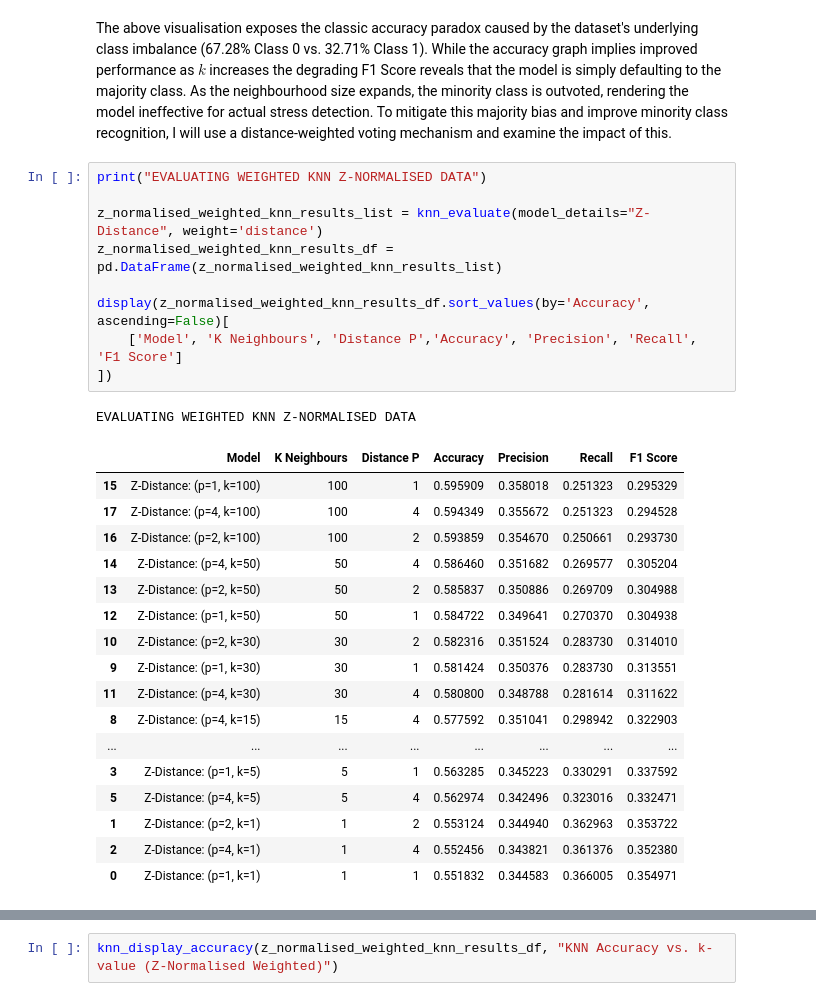
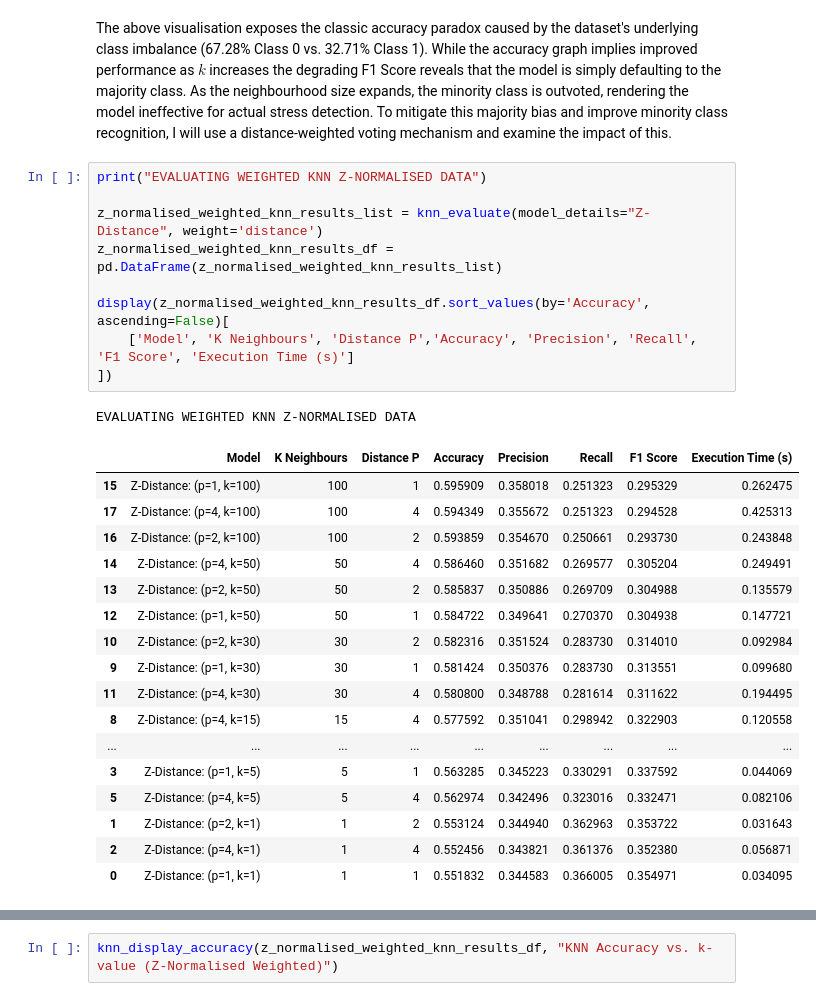
Before and after one commit to jackjulianhickey/machine_learning, a Jupyter notebook: src/assignment_01.ipynb, the cells around one changed output, grey strips where cells are left out. Drawn from its saved outputs; the diff is of its cells as text.

```diff
--- a/src/assignment_01.ipynb
+++ b/src/assignment_01.ipynb
@@ -418,31 +430,31 @@ The above visualisation exposes the classic accuracy paradox caused by the datas
 # %%
 print("EVALUATING WEIGHTED KNN Z-NORMALISED DATA")
 
 z_normalised_weighted_knn_results_list = knn_evaluate(model_details="Z-Distance", weight='distance')
 z_normalised_weighted_knn_results_df = pd.DataFrame(z_normalised_weighted_knn_results_list)
 
 display(z_normalised_weighted_knn_results_df.sort_values(by='Accuracy', ascending=False)[
-    ['Model', 'K Neighbours', 'Distance P','Accuracy', 'Precision', 'Recall', 'F1 Score']
+    ['Model', 'K Neighbours', 'Distance P','Accuracy', 'Precision', 'Recall', 'F1 Score', 'Execution Time (s)']
 ])
 # %% [output]
 EVALUATING WEIGHTED KNN Z-NORMALISED DATA
-|  | Model | K Neighbours | Distance P | Accuracy | Precision | Recall | F1 Score |
-| 15 | Z-Distance: (p=1, k=100) | 100 | 1 | 0.595909 | 0.358018 | 0.251323 | 0.295329 |
-| 17 | Z-Distance: (p=4, k=100) | 100 | 4 | 0.594349 | 0.355672 | 0.251323 | 0.294528 |
-| 16 | Z-Distance: (p=2, k=100) | 100 | 2 | 0.593859 | 0.354670 | 0.250661 | 0.293730 |
-| 14 | Z-Distance: (p=4, k=50) | 50 | 4 | 0.586460 | 0.351682 | 0.269577 | 0.305204 |
-| 13 | Z-Distance: (p=2, k=50) | 50 | 2 | 0.585837 | 0.350886 | 0.269709 | 0.304988 |
-| 12 | Z-Distance: (p=1, k=50) | 50 | 1 | 0.584722 | 0.349641 | 0.270370 | 0.304938 |
-| 10 | Z-Distance: (p=2, k=30) | 30 | 2 | 0.582316 | 0.351524 | 0.283730 | 0.314010 |
-| 9 | Z-Distance: (p=1, k=30) | 30 | 1 | 0.581424 | 0.350376 | 0.283730 | 0.313551 |
-| 11 | Z-Distance: (p=4, k=30) | 30 | 4 | 0.580800 | 0.348788 | 0.281614 | 0.311622 |
-| 8 | Z-Distance: (p=4, k=15) | 15 | 4 | 0.577592 | 0.351041 | 0.298942 | 0.322903 |
-| ... | ... | ... | ... | ... | ... | ... | ... |
-| 3 | Z-Distance: (p=1, k=5) | 5 | 1 | 0.563285 | 0.345223 | 0.330291 | 0.337592 |
-| 5 | Z-Distance: (p=4, k=5) | 5 | 4 | 0.562974 | 0.342496 | 0.323016 | 0.332471 |
-| 1 | Z-Distance: (p=2, k=1) | 1 | 2 | 0.553124 | 0.344940 | 0.362963 | 0.353722 |
-| 2 | Z-Distance: (p=4, k=1) | 1 | 4 | 0.552456 | 0.343821 | 0.361376 | 0.352380 |
-| 0 | Z-Distance: (p=1, k=1) | 1 | 1 | 0.551832 | 0.344583 | 0.366005 | 0.354971 |
+|  | Model | K Neighbours | Distance P | Accuracy | Precision | Recall | F1 Score | Execution Time (s) |
+| 15 | Z-Distance: (p=1, k=100) | 100 | 1 | 0.595909 | 0.358018 | 0.251323 | 0.295329 | 0.262475 |
+| 17 | Z-Distance: (p=4, k=100) | 100 | 4 | 0.594349 | 0.355672 | 0.251323 | 0.294528 | 0.425313 |
+| 16 | Z-Distance: (p=2, k=100) | 100 | 2 | 0.593859 | 0.354670 | 0.250661 | 0.293730 | 0.243848 |
+| 14 | Z-Distance: (p=4, k=50) | 50 | 4 | 0.586460 | 0.351682 | 0.269577 | 0.305204 | 0.249491 |
+| 13 | Z-Distance: (p=2, k=50) | 50 | 2 | 0.585837 | 0.350886 | 0.269709 | 0.304988 | 0.135579 |
+| 12 | Z-Distance: (p=1, k=50) | 50 | 1 | 0.584722 | 0.349641 | 0.270370 | 0.304938 | 0.147721 |
+| 10 | Z-Distance: (p=2, k=30) | 30 | 2 | 0.582316 | 0.351524 | 0.283730 | 0.314010 | 0.092984 |
+| 9 | Z-Distance: (p=1, k=30) | 30 | 1 | 0.581424 | 0.350376 | 0.283730 | 0.313551 | 0.099680 |
+| 11 | Z-Distance: (p=4, k=30) | 30 | 4 | 0.580800 | 0.348788 | 0.281614 | 0.311622 | 0.194495 |
+| 8 | Z-Distance: (p=4, k=15) | 15 | 4 | 0.577592 | 0.351041 | 0.298942 | 0.322903 | 0.120558 |
+| ... | ... | ... | ... | ... | ... | ... | ... | ... |
+| 3 | Z-Distance: (p=1, k=5) | 5 | 1 | 0.563285 | 0.345223 | 0.330291 | 0.337592 | 0.044069 |
+| 5 | Z-Distance: (p=4, k=5) | 5 | 4 | 0.562974 | 0.342496 | 0.323016 | 0.332471 | 0.082106 |
+| 1 | Z-Distance: (p=2, k=1) | 1 | 2 | 0.553124 | 0.344940 | 0.362963 | 0.353722 | 0.031643 |
+| 2 | Z-Distance: (p=4, k=1) | 1 | 4 | 0.552456 | 0.343821 | 0.361376 | 0.352380 | 0.056871 |
+| 0 | Z-Distance: (p=1, k=1) | 1 | 1 | 0.551832 | 0.344583 | 0.366005 | 0.354971 | 0.034095 |
 # %%
 print("EVALUATING WEIGHTED KNN RANGE-NORMALISED DATA")
 
```
Also changed, not shown: parts of 23 cells of this notebook, 2 other files.
